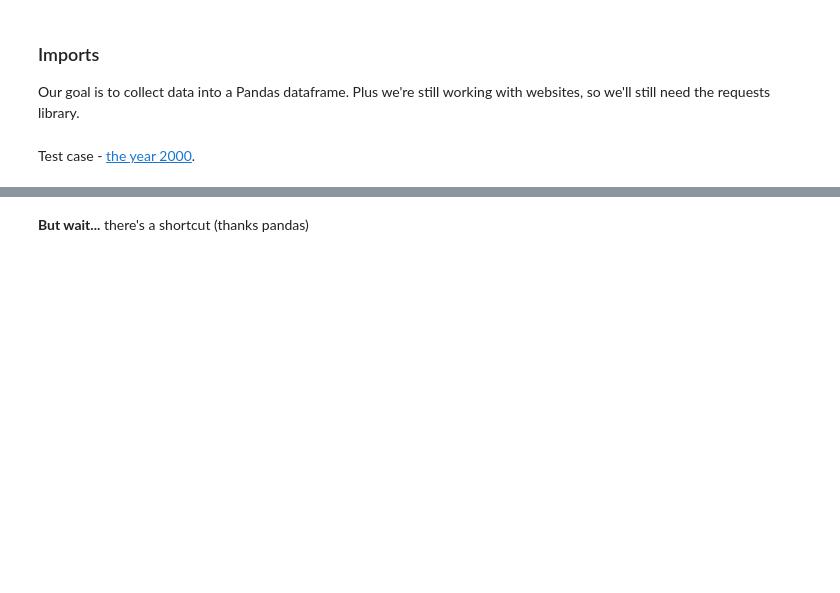
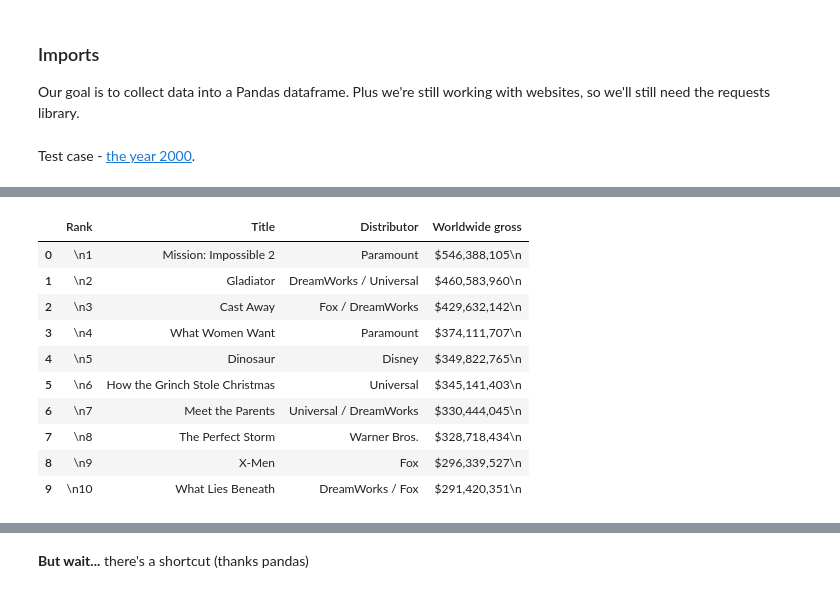
Before and after one commit to lindseyberlin/ds-lesson-hub, a Jupyter notebook: Phase1/WebScraping/WebScraping.ipynb, the cells around one changed output, grey strips where cells are left out. Drawn from its saved outputs; the diff is of its cells as text; code cells hidden in the pictures; blank space fills up the shorter version.

```diff
--- a/Phase1/WebScraping/WebScraping.ipynb
+++ b/Phase1/WebScraping/WebScraping.ipynb
@@ -87,0 +150,5 @@ table.find_all('tr')[10].get_text()
+# %%
+# Can make into a dataframe like we did with an API result
+# First need to define the columns
+columns = table.find_all('tr')[0].get_text().split('\n')[1:5]
+columns
@@ -87,0 +157,7 @@ table.find_all('tr')[10].get_text()
+# %%
+# Now let's make a list of rows for the data
+row_list = []
+for row in table.find_all('tr')[1:]:
+    row_list.append(row.get_text().split('\n\n'))
+
+row_list
@@ -87,0 +175,15 @@ table.find_all('tr')[10].get_text()
+# %%
+df = pd.concat([pd.DataFrame([i], columns = columns) for i in row_list], ignore_index=True)
+df
+# %% [output]
+|  | Rank | Title | Distributor | Worldwide gross |
+| 0 | \n1 | Mission: Impossible 2 | Paramount | $546,388,105\n |
+| 1 | \n2 | Gladiator | DreamWorks / Universal | $460,583,960\n |
+| 2 | \n3 | Cast Away | Fox / DreamWorks | $429,632,142\n |
+| 3 | \n4 | What Women Want | Paramount | $374,111,707\n |
+| 4 | \n5 | Dinosaur | Disney | $349,822,765\n |
+| 5 | \n6 | How the Grinch Stole Christmas | Universal | $345,141,403\n |
+| 6 | \n7 | Meet the Parents | Universal / DreamWorks | $330,444,045\n |
+| 7 | \n8 | The Perfect Storm | Warner Bros. | $328,718,434\n |
+| 8 | \n9 | X-Men | Fox | $296,339,527\n |
+| 9 | \n10 | What Lies Beneath | DreamWorks / Fox | $291,420,351\n |
```
Also changed, not shown: parts of 41 cells of this notebook.
